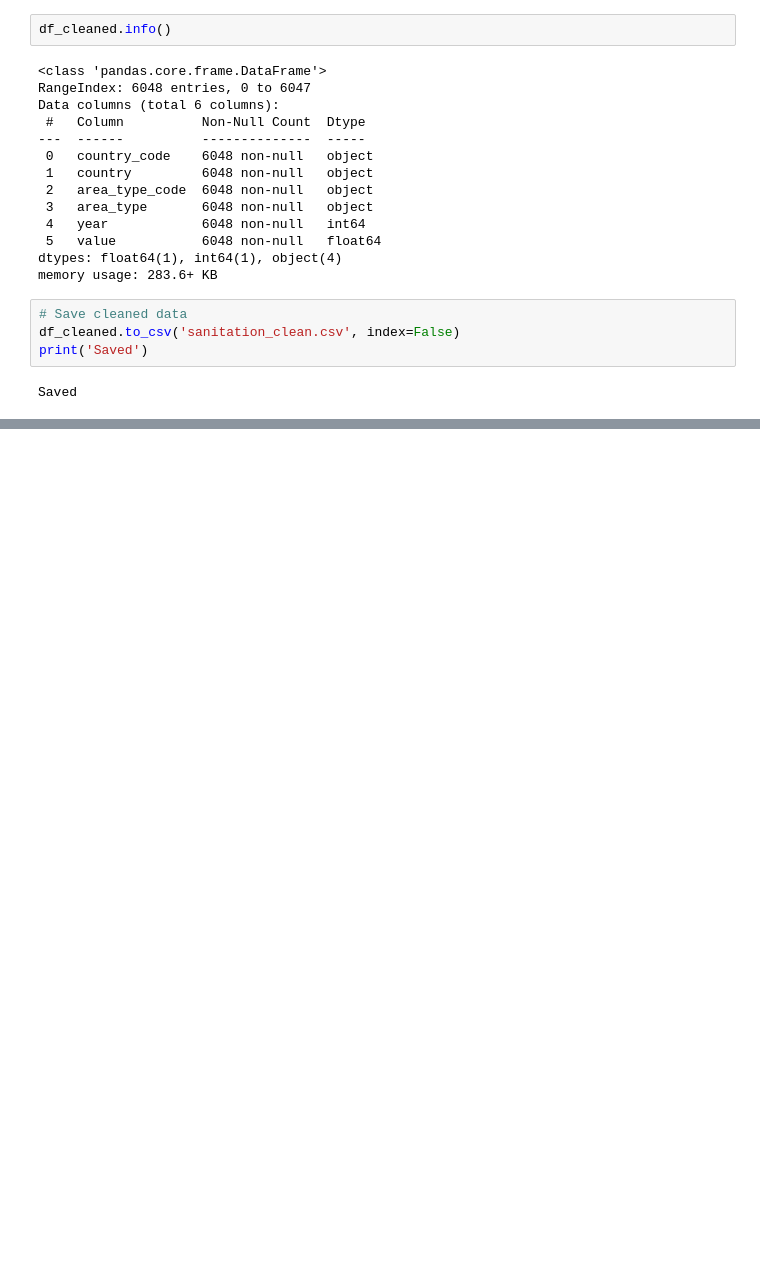
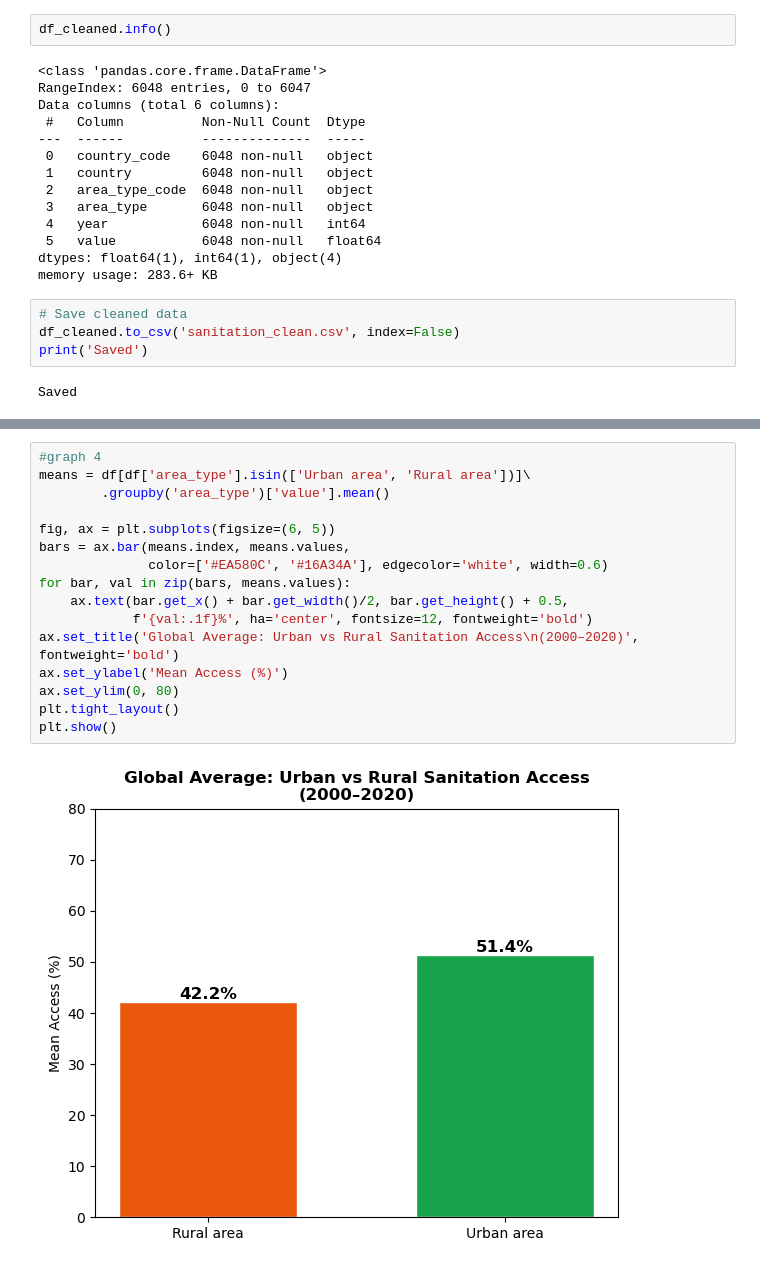
Before and after one commit to odani20240074-lang/w2120490_5DATA004C-ICW, a Jupyter notebook: Untitled-1.ipynb, the cells around one changed output, grey strips where cells are left out. Cells and saved outputs as stored; diff of their text form; blank space fills up the shorter version.

```diff
--- a/Untitled-1.ipynb
+++ b/Untitled-1.ipynb
@@ -158,0 +244,18 @@ Saved
+# %%
+#graph 4
+means = df[df['area_type'].isin(['Urban area', 'Rural area'])]\
+        .groupby('area_type')['value'].mean()
+
+fig, ax = plt.subplots(figsize=(6, 5))
+bars = ax.bar(means.index, means.values,
+              color=['#EA580C', '#16A34A'], edgecolor='white', width=0.6)
+for bar, val in zip(bars, means.values):
+    ax.text(bar.get_x() + bar.get_width()/2, bar.get_height() + 0.5,
+            f'{val:.1f}%', ha='center', fontsize=12, fontweight='bold')
+ax.set_title('Global Average: Urban vs Rural Sanitation Access\n(2000–2020)', fontweight='bold')
+ax.set_ylabel('Mean Access (%)')
+ax.set_ylim(0, 80)
+plt.tight_layout()
+plt.show()
+# %% [output]
+[figure, added]
```
Also changed, not shown: parts of 6 cells of this notebook.
